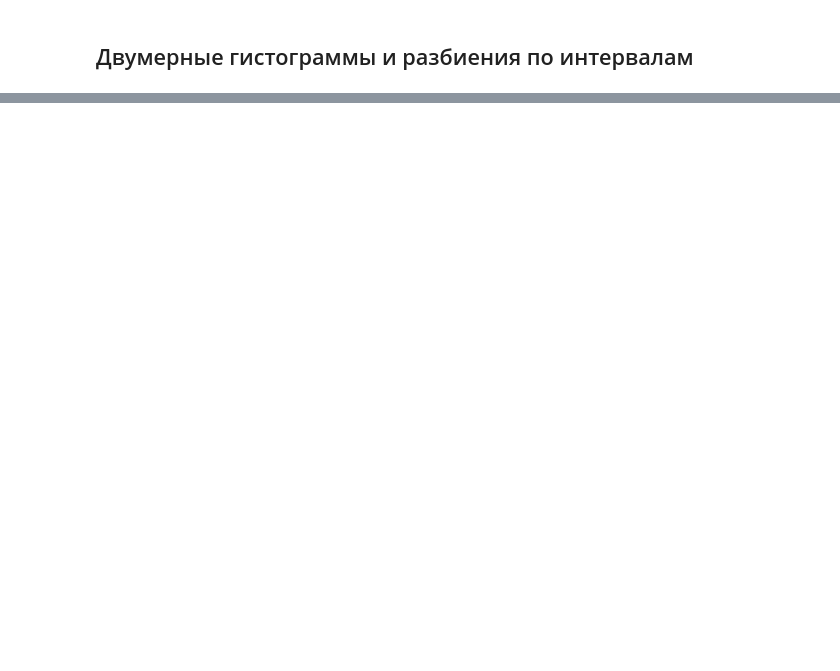
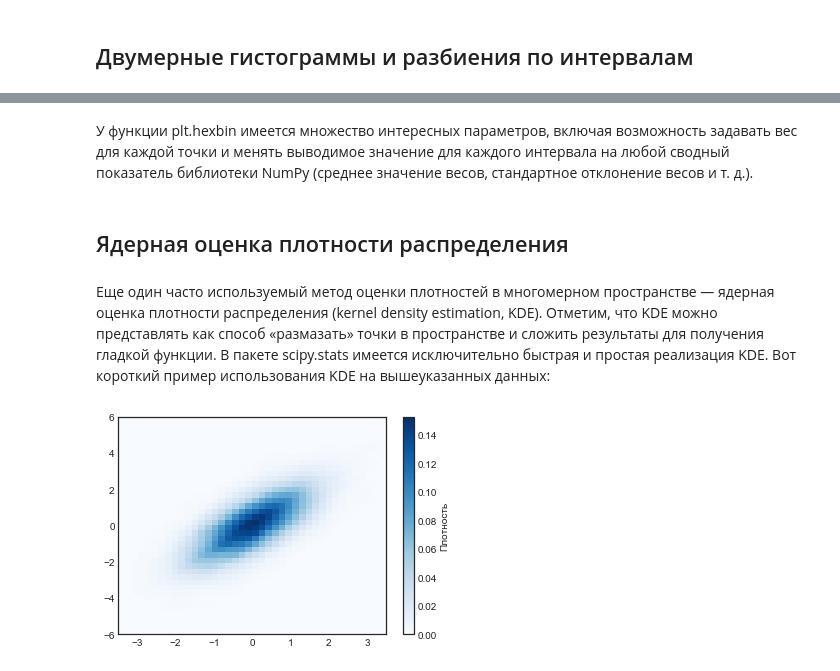
Before and after one commit to rusantsovsv/matplotlib_tr, a Jupyter notebook: 06.Matplotlib_hist.ipynb, the cells around one changed output, grey strips where cells are left out. Drawn from its saved outputs; the diff is of its cells as text; code cells hidden in the pictures; blank space fills up the shorter version.

```diff
--- a/06.Matplotlib_hist.ipynb
+++ b/06.Matplotlib_hist.ipynb
@@ -43,0 +75,25 @@ print(counts)
+# %% [markdown]
+У функции plt.hexbin имеется множество интересных параметров, включая возможность задавать вес для каждой точки и менять выводимое значение для каждого интервала на любой сводный показатель библиотеки NumPy (среднее значение весов, стандартное отклонение весов и т. д.).
+# %% [markdown]
+## Ядерная оценка плотности распределения
+# %% [markdown]
+Еще один часто используемый метод оценки плотностей в многомерном пространстве — ядерная оценка плотности распределения (kernel density estimation, KDE). Отметим, что KDE можно представлять как способ «размазать» точки в пространстве и сложить результаты для получения гладкой функции. В пакете scipy.stats имеется исключительно быстрая и простая реализация KDE. Вот короткий пример использования KDE на вышеуказанных данных:
+# %%
+from scipy.stats import gaussian_kde
+
+# Выполняем подбор на массиве размера [Ndim, Nsamples]
+data = np.vstack([x, y])
+kde = gaussian_kde(data)
+
+# Вычисляем на регулярной координатной сетке
+xgrid = np.linspace(-3.5, 3.5, 40)
+ygrid = np.linspace(-6, 6, 40)
+Xgrid, Ygrid = np.meshgrid(xgrid, ygrid)
+Z = kde.evaluate(np.vstack([Xgrid.ravel(), Ygrid.ravel()]))
+
+# выводим график результата в виде изображения
+plt.imshow(Z.reshape(Xgrid.shape), origin='lower', aspect='auto', extent=[-3.5, 3.5, -6, 6], cmap='Blues')
+cb = plt.colorbar()
+cb.set_label('Плотность')
+# %% [output]
+[figure, added]
```
Also changed, not shown: parts of 16 cells of this notebook, 2 other files.
